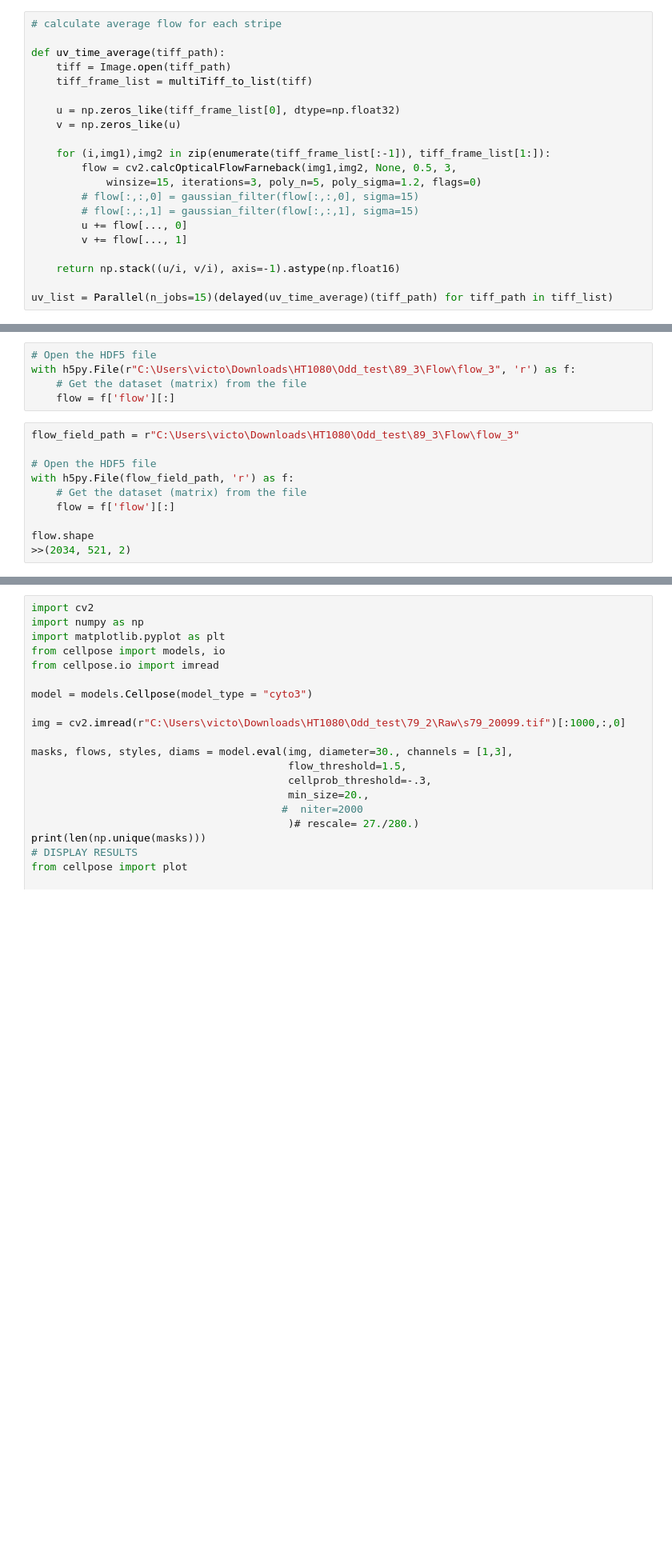
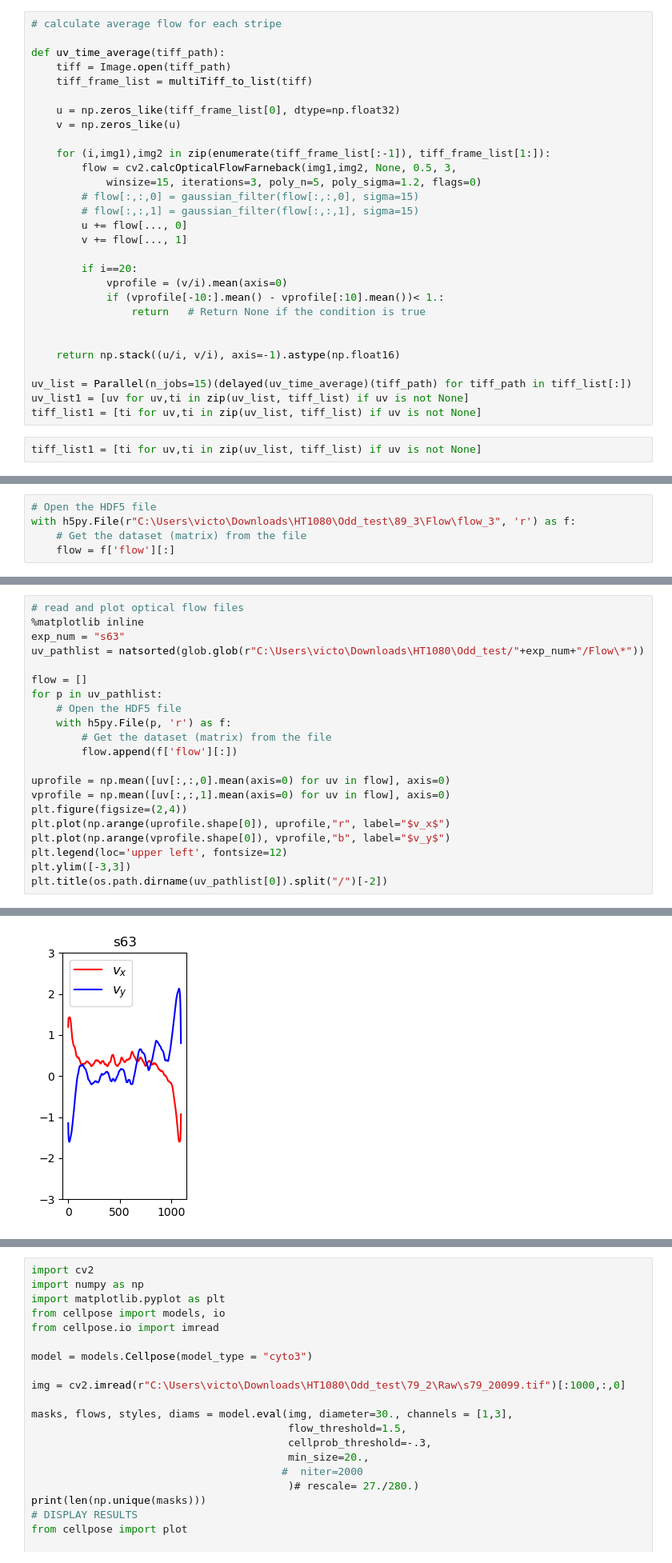
Before and after one commit to viciya/nematics, a Jupyter notebook: nematics/journals/test_file.ipynb, the cells around one changed output, grey strips where cells are left out. Shown at 80% size. Saved outputs shown, nothing was run; the diff lists cells and outputs as text; blank space fills up the shorter version.

```diff
--- a/nematics/journals/test_file.ipynb
+++ b/nematics/journals/test_file.ipynb
@@ -392,6 +414,16 @@ def uv_time_average(tiff_path):
         u += flow[..., 0]
         v += flow[..., 1]
 
+        if i==20:
+            vprofile = (v/i).mean(axis=0)
+            if (vprofile[-10:].mean() - vprofile[:10].mean())< 1.:
+                return   # Return None if the condition is true
+
+
     return np.stack((u/i, v/i), axis=-1).astype(np.float16)
 
-uv_list = Parallel(n_jobs=15)(delayed(uv_time_average)(tiff_path) for tiff_path in tiff_list)
+uv_list = Parallel(n_jobs=15)(delayed(uv_time_average)(tiff_path) for tiff_path in tiff_list[:])
+uv_list1 = [uv for uv,ti in zip(uv_list, tiff_list) if uv is not None]
+tiff_list1 = [ti for uv,ti in zip(uv_list, tiff_list) if uv is not None]
+# %%
+tiff_list1 = [ti for uv,ti in zip(uv_list, tiff_list) if uv is not None]
@@ -465,13 +515,3 @@ with h5py.File(r'C:\Users\victo\Downloads\HT1080\Odd_test\flow_001.h5', 'w') as
 with h5py.File(r"C:\Users\victo\Downloads\HT1080\Odd_test\89_3\Flow\flow_3", 'r') as f:
     # Get the dataset (matrix) from the file
     flow = f['flow'][:]
-# %%
-flow_field_path = r"C:\Users\victo\Downloads\HT1080\Odd_test\89_3\Flow\flow_3"
-
-# Open the HDF5 file
-with h5py.File(flow_field_path, 'r') as f:
-    # Get the dataset (matrix) from the file
-    flow = f['flow'][:]
-
-flow.shape
->>(2034, 521, 2)
@@ -479,0 +518,22 @@ flow.shape
+# %%
+# read and plot optical flow files
+%matplotlib inline
+exp_num = "s63"
+uv_pathlist = natsorted(glob.glob(r"C:\Users\victo\Downloads\HT1080\Odd_test/"+exp_num+"/Flow\*"))
+
+flow = []
+for p in uv_pathlist:
+    # Open the HDF5 file
+    with h5py.File(p, 'r') as f:
+        # Get the dataset (matrix) from the file
+        flow.append(f['flow'][:])
+
+uprofile = np.mean([uv[:,:,0].mean(axis=0) for uv in flow], axis=0)
+vprofile = np.mean([uv[:,:,1].mean(axis=0) for uv in flow], axis=0)
+plt.figure(figsize=(2,4))
+plt.plot(np.arange(uprofile.shape[0]), uprofile,"r", label="$v_x$")
+plt.plot(np.arange(vprofile.shape[0]), vprofile,"b", label="$v_y$")
+plt.legend(loc='upper left', fontsize=12)
+plt.ylim([-3,3])
+plt.title(os.path.dirname(uv_pathlist[0]).split("/")[-2])
+# %% [output]
@@ -479,0 +541 @@ flow.shape
+[figure, added]
```
Also changed, not shown: parts of 13 cells of this notebook, 5 other files.
